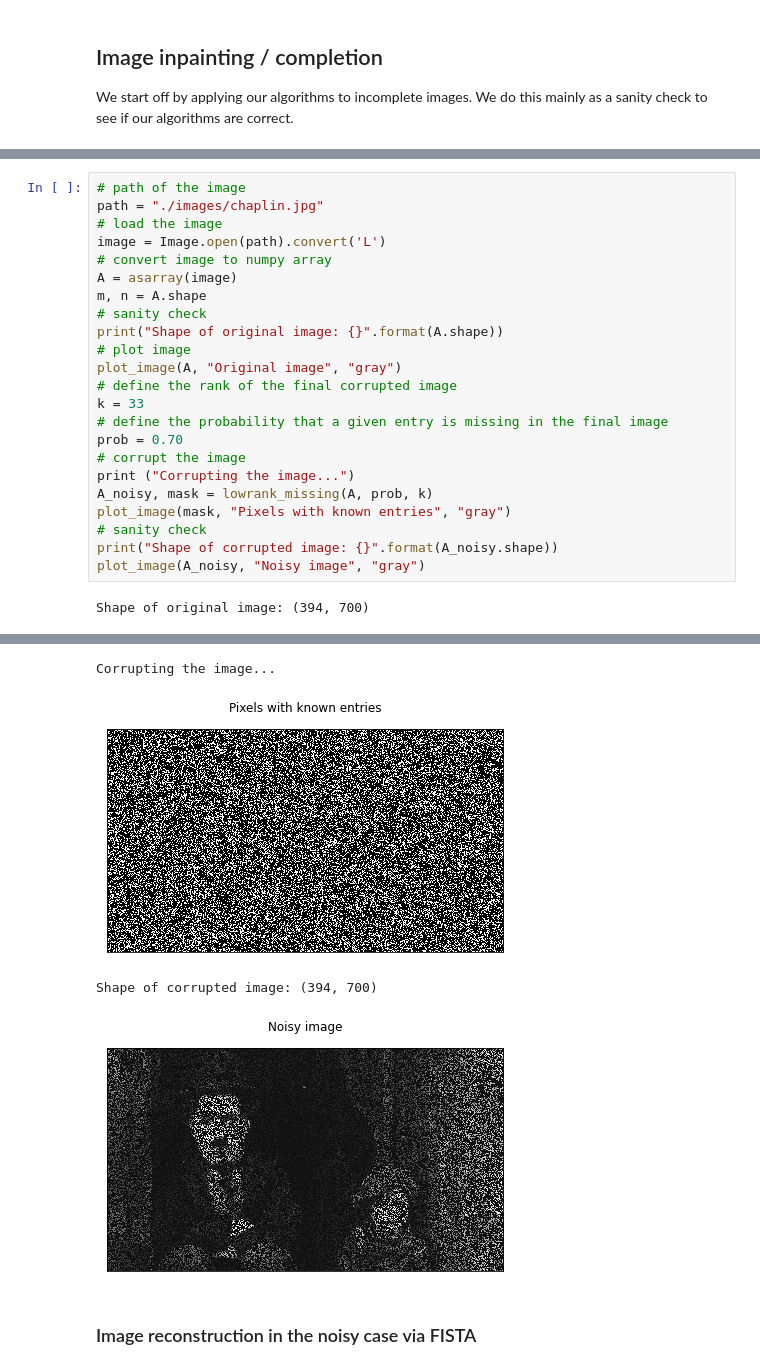
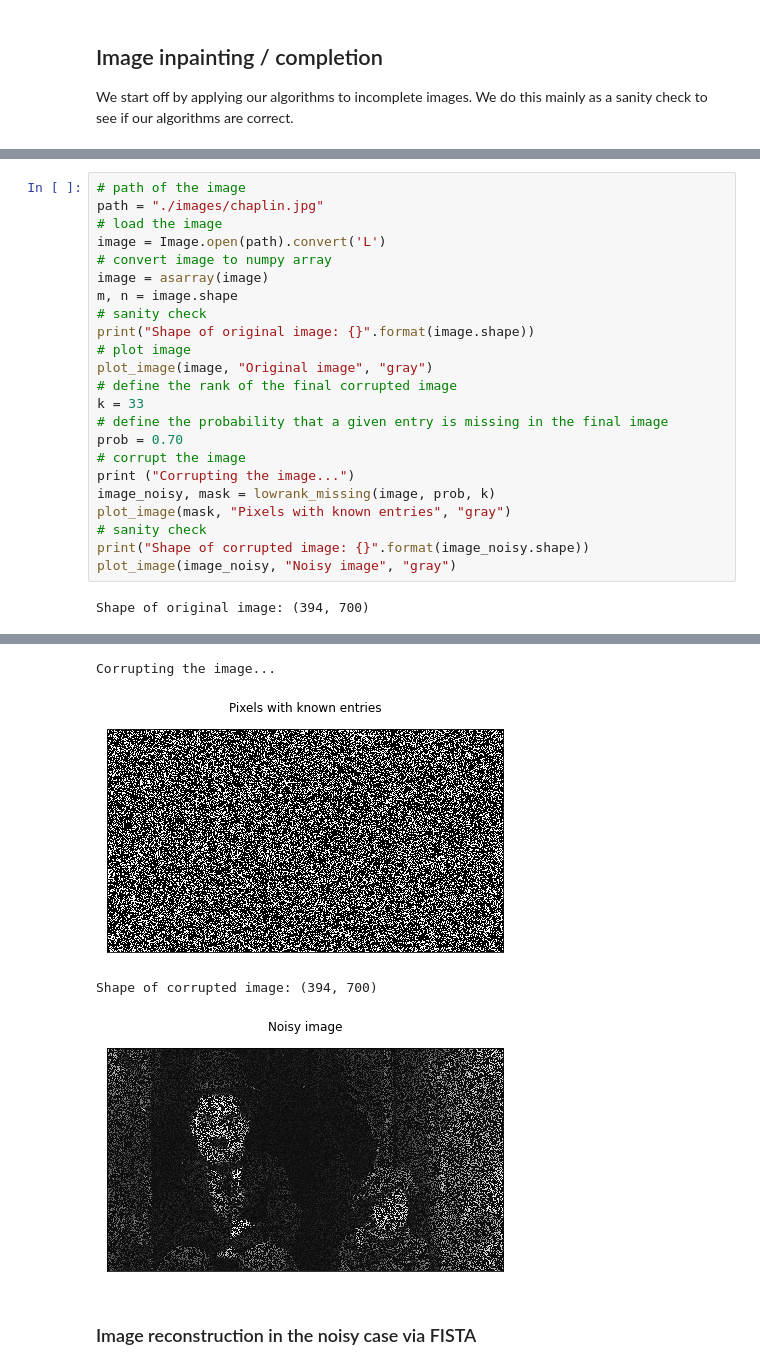
Before and after one commit to uprestel/Matrix-Completion, a Jupyter notebook: project.ipynb, the cells around one changed output, grey strips where cells are left out. Saved outputs shown, nothing was run; the diff lists cells and outputs as text.

```diff
--- a/project.ipynb
+++ b/project.ipynb
@@ -152,33 +159,33 @@ def plot_image (image, title, cmap):
 # %%
 # path of the image
 path = "./images/chaplin.jpg"
 # load the image
 image = Image.open(path).convert('L')
 # convert image to numpy array
-A = asarray(image)
-m, n = A.shape
+image = asarray(image)
+m, n = image.shape
 # sanity check
-print("Shape of original image: {}".format(A.shape))
+print("Shape of original image: {}".format(image.shape))
 # plot image
-plot_image(A, "Original image", "gray")
+plot_image(image, "Original image", "gray")
 # define the rank of the final corrupted image
 k = 33
 # define the probability that a given entry is missing in the final image
 prob = 0.70
 # corrupt the image
 print ("Corrupting the image...")
-A_noisy, mask = lowrank_missing(A, prob, k)
+image_noisy, mask = lowrank_missing(image, prob, k)
 plot_image(mask, "Pixels with known entries", "gray")
 # sanity check
-print("Shape of corrupted image: {}".format(A_noisy.shape))
-plot_image(A_noisy, "Noisy image", "gray")
+print("Shape of corrupted image: {}".format(image_noisy.shape))
+plot_image(image_noisy, "Noisy image", "gray")
 # %% [output]
 Shape of original image: (394, 700)
 [figure]
 Corrupting the image...
 [figure]
 Shape of corrupted image: (394, 700)
-[figure, old version]
+[figure, new version]
 # %% [markdown]
 ### Image reconstruction in the noisy case via FISTA
 # %%
```
Also changed, not shown: parts of 7 cells of this notebook.
